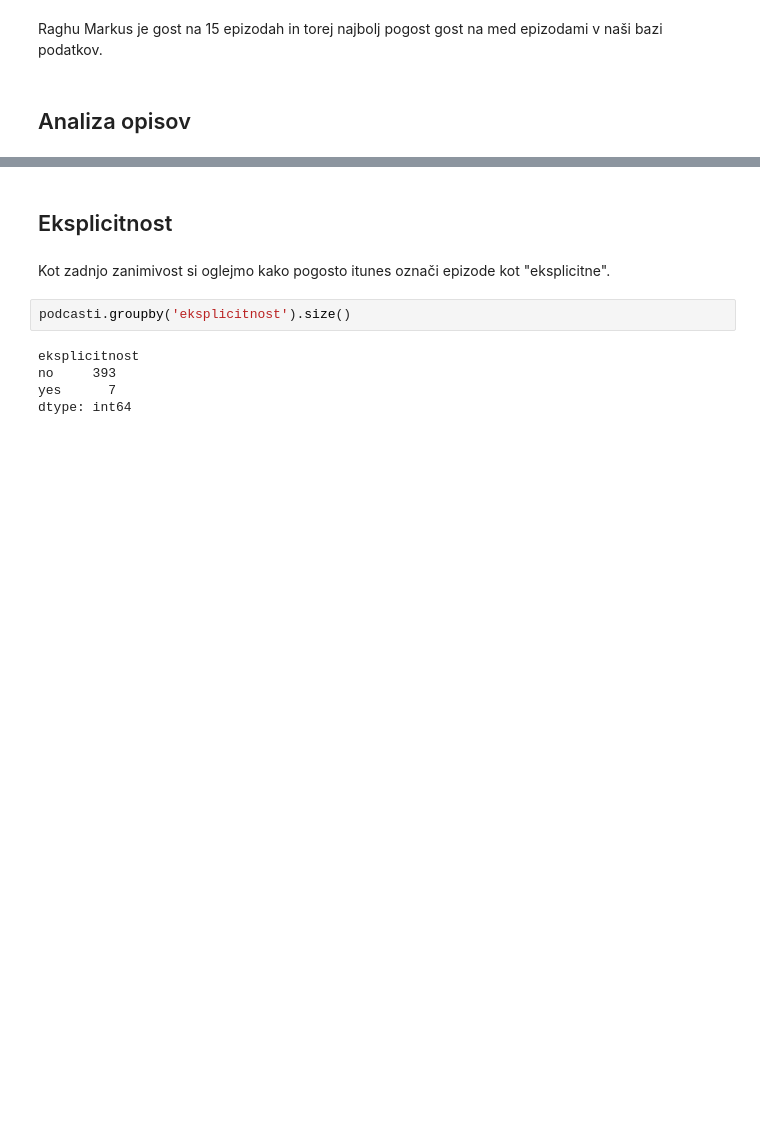
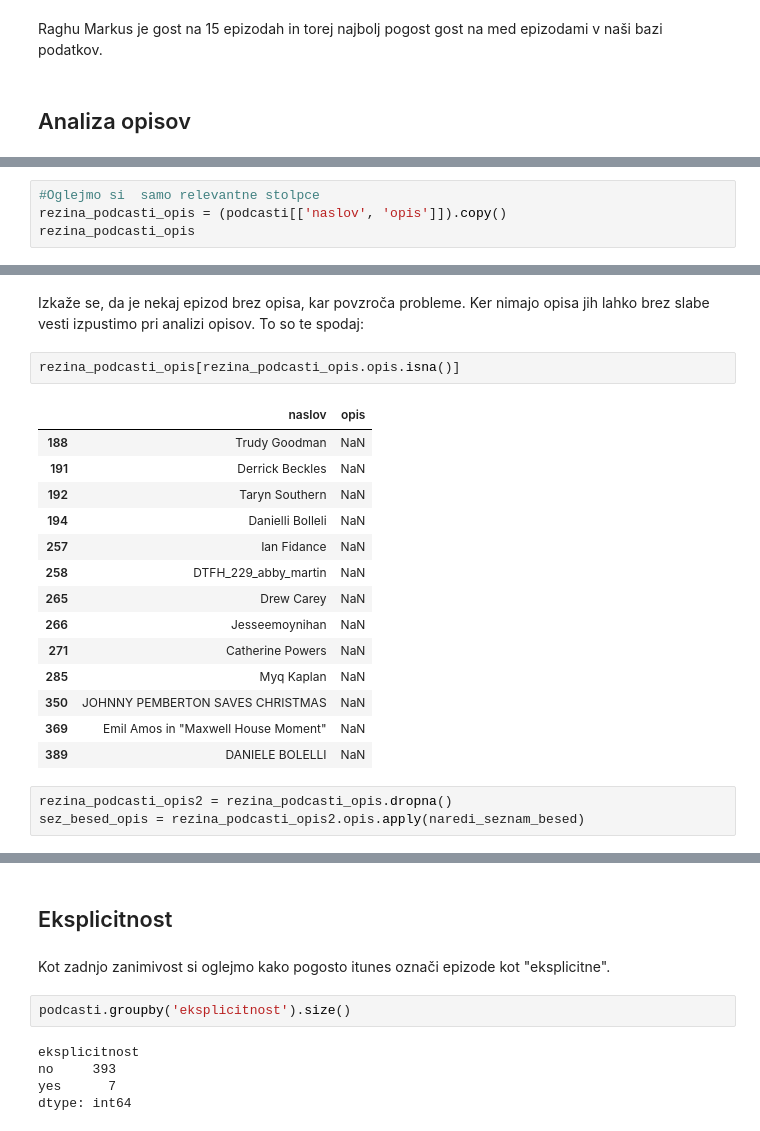
Before and after one commit to lukamarcic/DTFH-analiza-podatkov, a Jupyter notebook: analiza_podatkov.ipynb, the cells around one changed output, grey strips where cells are left out. Drawn from its saved outputs; the diff is of its cells as text; blank space fills up the shorter version.

Commit message:
Analiza opisov 1/2

```diff
--- a/analiza_podatkov.ipynb
+++ b/analiza_podatkov.ipynb
@@ -360,0 +364,4 @@ Raghu Markus je gost na 15 epizodah in torej najbolj pogost gost na med epizodam
+# %%
+#Oglejmo si  samo relevantne stolpce
+rezina_podcasti_opis = (podcasti[['naslov', 'opis']]).copy()
+rezina_podcasti_opis
@@ -360,0 +382,22 @@ Raghu Markus je gost na 15 epizodah in torej najbolj pogost gost na med epizodam
+# %% [markdown]
+Izkaže se, da je nekaj epizod brez opisa, kar povzroča probleme. Ker nimajo opisa jih lahko brez slabe vesti izpustimo pri analizi opisov. To so te spodaj:
+# %%
+rezina_podcasti_opis[rezina_podcasti_opis.opis.isna()]
+# %% [output]
+|  | naslov | opis |
+| 188 | Trudy Goodman | NaN |
+| 191 | Derrick Beckles | NaN |
+| 192 | Taryn Southern | NaN |
+| 194 | Danielli Bolleli | NaN |
+| 257 | Ian Fidance | NaN |
+| 258 | DTFH_229_abby_martin | NaN |
+| 265 | Drew Carey | NaN |
+| 266 | Jesseemoynihan | NaN |
+| 271 | Catherine Powers | NaN |
+| 285 | Myq Kaplan | NaN |
+| 350 | JOHNNY PEMBERTON SAVES CHRISTMAS | NaN |
+| 369 | Emil Amos in "Maxwell House Moment" | NaN |
+| 389 | DANIELE BOLELLI | NaN |
+# %%
+rezina_podcasti_opis2 = rezina_podcasti_opis.dropna()
+sez_besed_opis = rezina_podcasti_opis2.opis.apply(naredi_seznam_besed)
```
Also changed, not shown: parts of 5 cells of this notebook.
